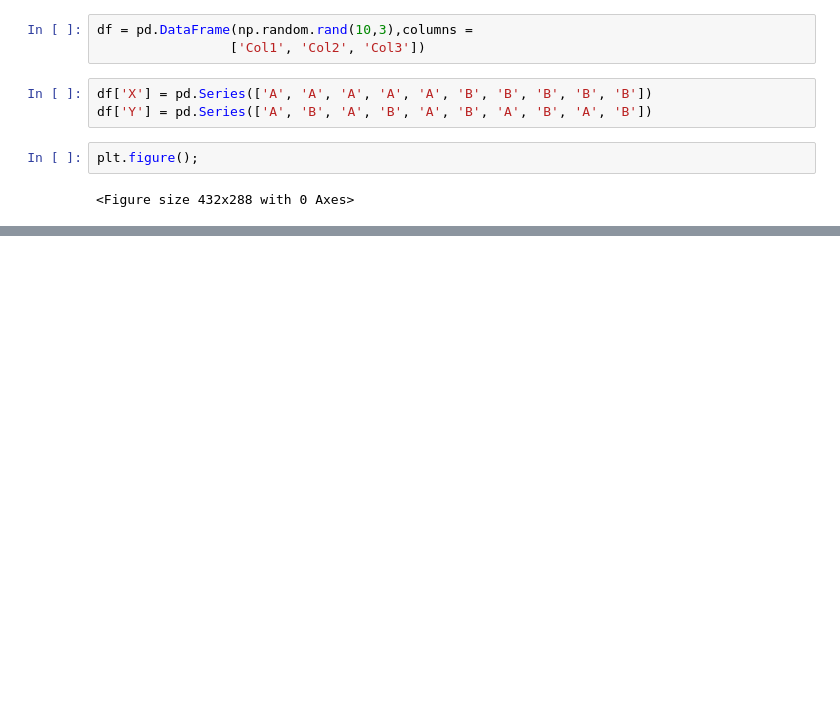
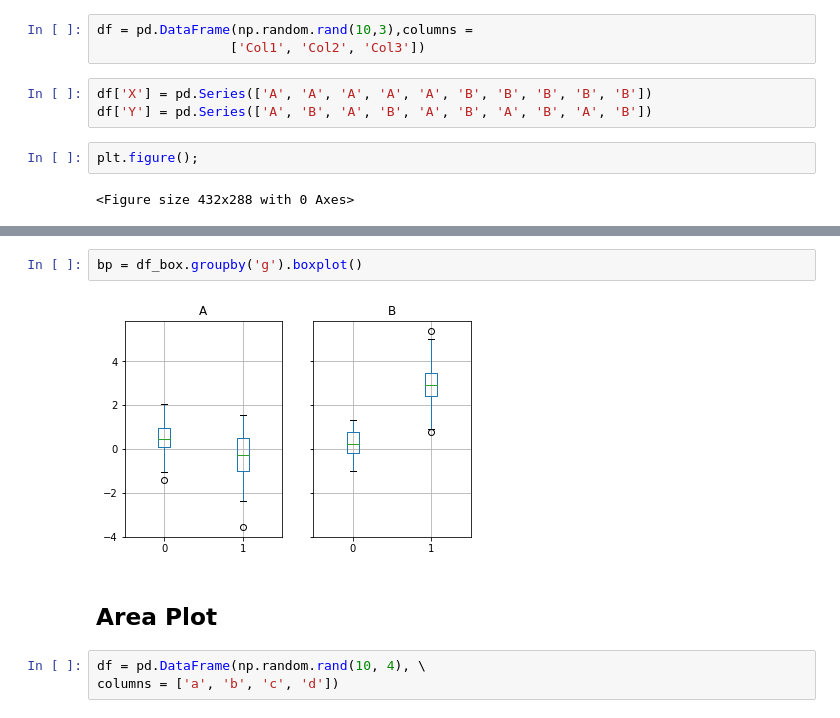
Before and after one commit to anandvipul/DataVisualization, a Jupyter notebook: Pandas Visualization.ipynb, the cells around one changed output, grey strips where cells are left out. Cells and saved outputs as stored; diff of their text form; blank space fills up the shorter version.

```diff
--- a/Pandas Visualization.ipynb
+++ b/Pandas Visualization.ipynb
@@ -243,0 +256,9 @@ bp = df.boxplot(column=['Col1', 'Col2'], by=['X', 'Y'])
+# %%
+bp = df_box.groupby('g').boxplot()
+# %% [output]
+[figure, added]
+# %% [markdown]
+## Area Plot
+# %%
+df = pd.DataFrame(np.random.rand(10, 4), \
+columns = ['a', 'b', 'c', 'd'])
```
Also changed, not shown: parts of 44 cells of this notebook.
